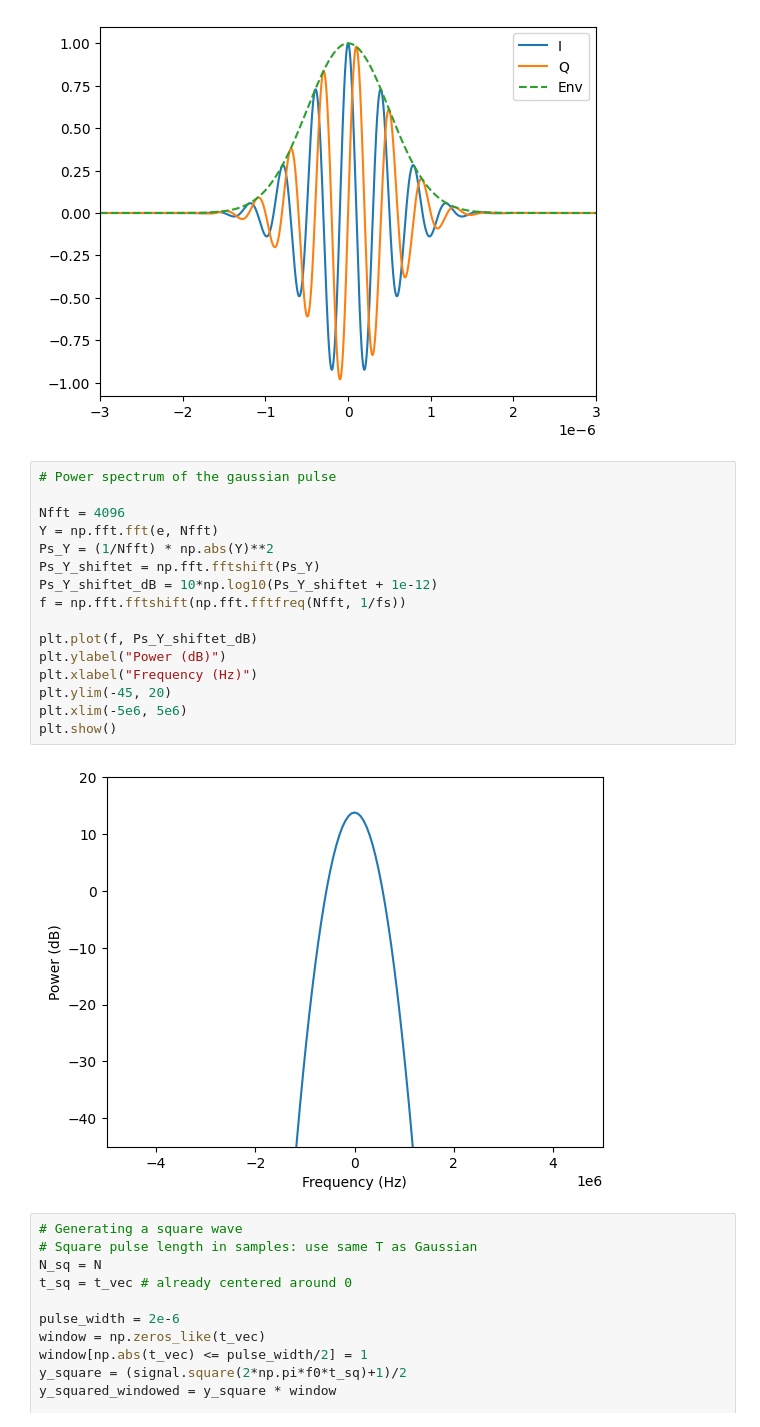
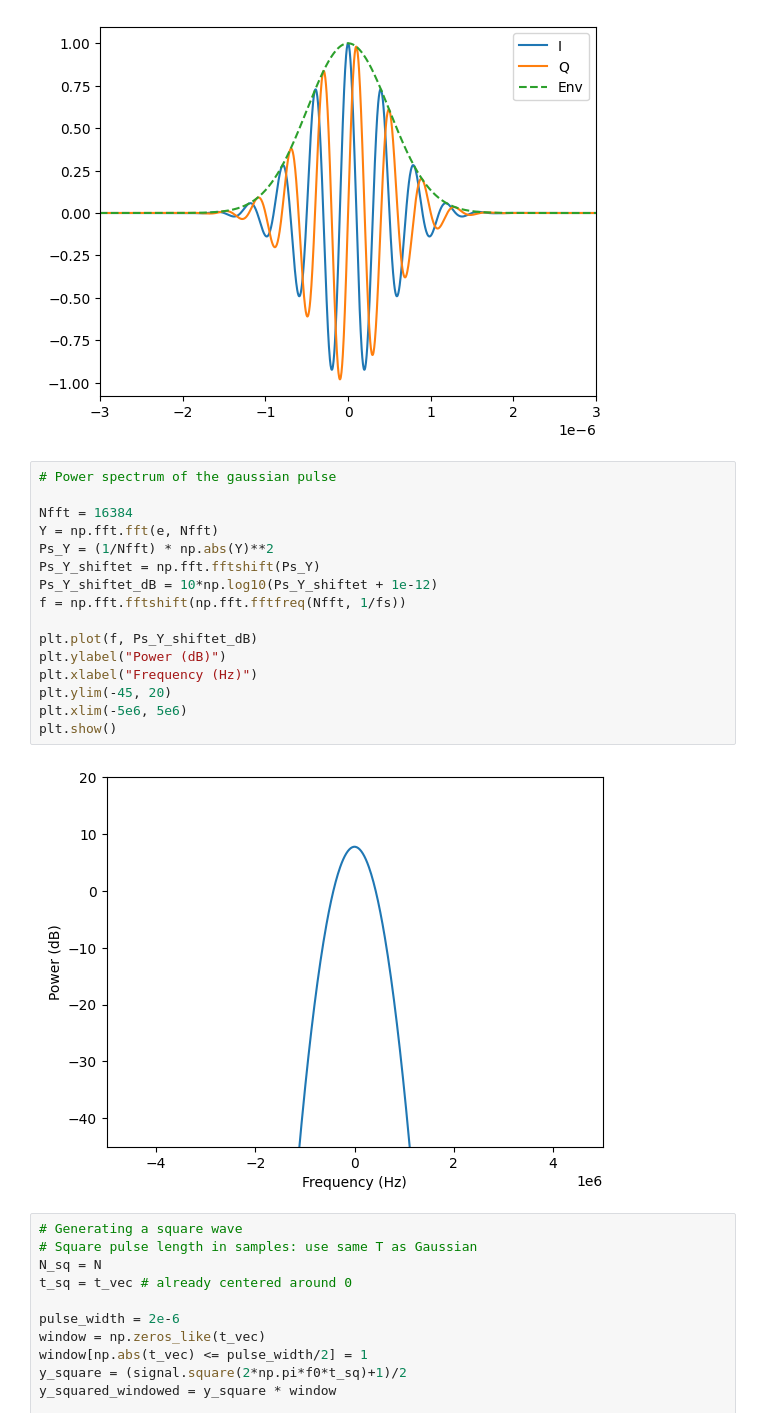
Before and after one commit to Sandermi99/MEDT4165, a Jupyter notebook: Exercise2.ipynb, the cells around one changed output. Cells and saved outputs as stored; diff of their text form.

```diff
--- a/Exercise2.ipynb
+++ b/Exercise2.ipynb
@@ -38,21 +38,21 @@ plt.show()
 # %%
 # Power spectrum of the gaussian pulse
 
-Nfft = 4096
+Nfft = 16384
 Y = np.fft.fft(e, Nfft)
 Ps_Y = (1/Nfft) * np.abs(Y)**2
 Ps_Y_shiftet = np.fft.fftshift(Ps_Y)
 Ps_Y_shiftet_dB = 10*np.log10(Ps_Y_shiftet + 1e-12)
 f = np.fft.fftshift(np.fft.fftfreq(Nfft, 1/fs))
 
 plt.plot(f, Ps_Y_shiftet_dB)
 plt.ylabel("Power (dB)")
 plt.xlabel("Frequency (Hz)")
 plt.ylim(-45, 20)
 plt.xlim(-5e6, 5e6)
 plt.show()
 # %% [output]
-[figure, old version]
+[figure, new version]
 # %%
 # Generating a square wave
 # Square pulse length in samples: use same T as Gaussian
```
Also changed, not shown: parts of 4 cells of this notebook.
